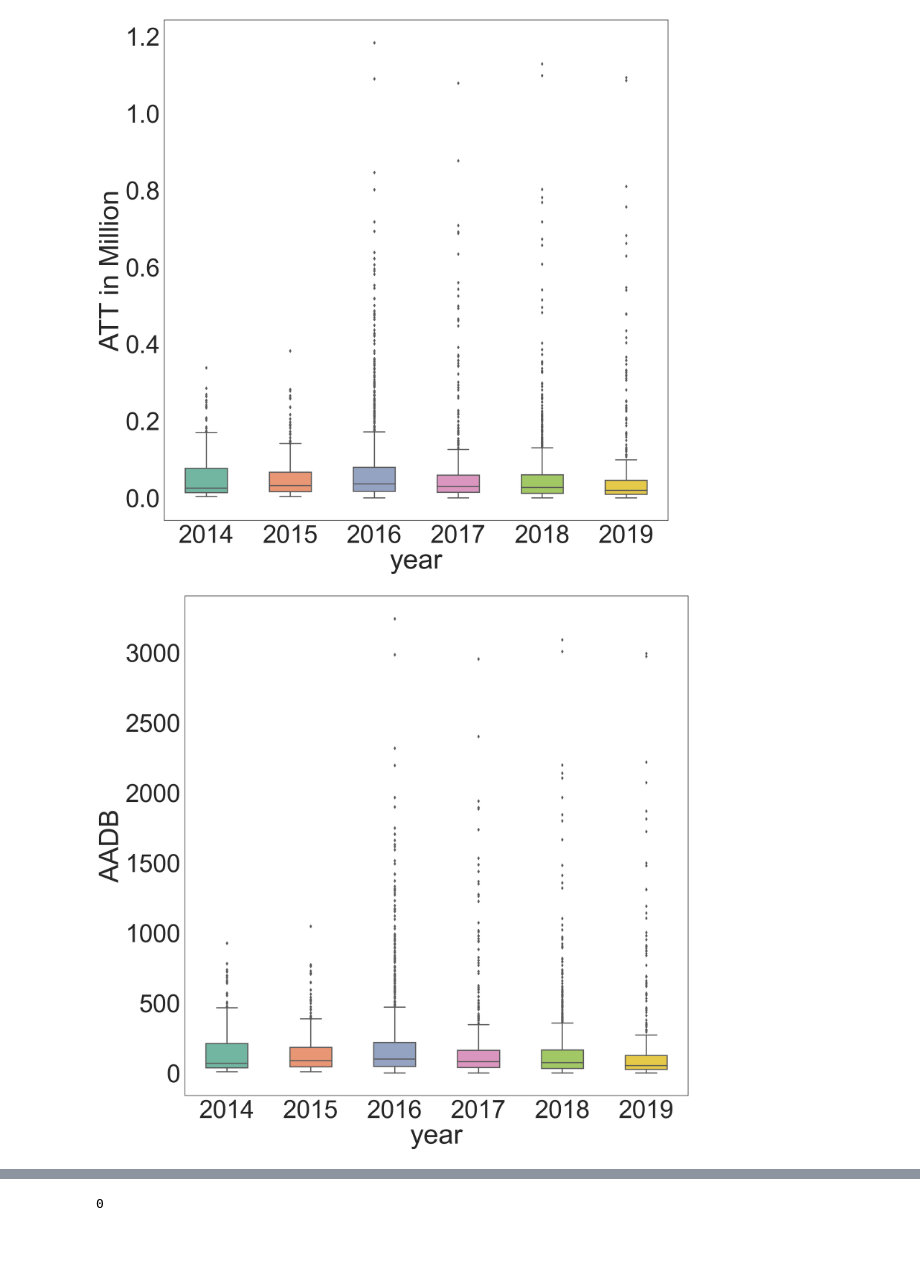
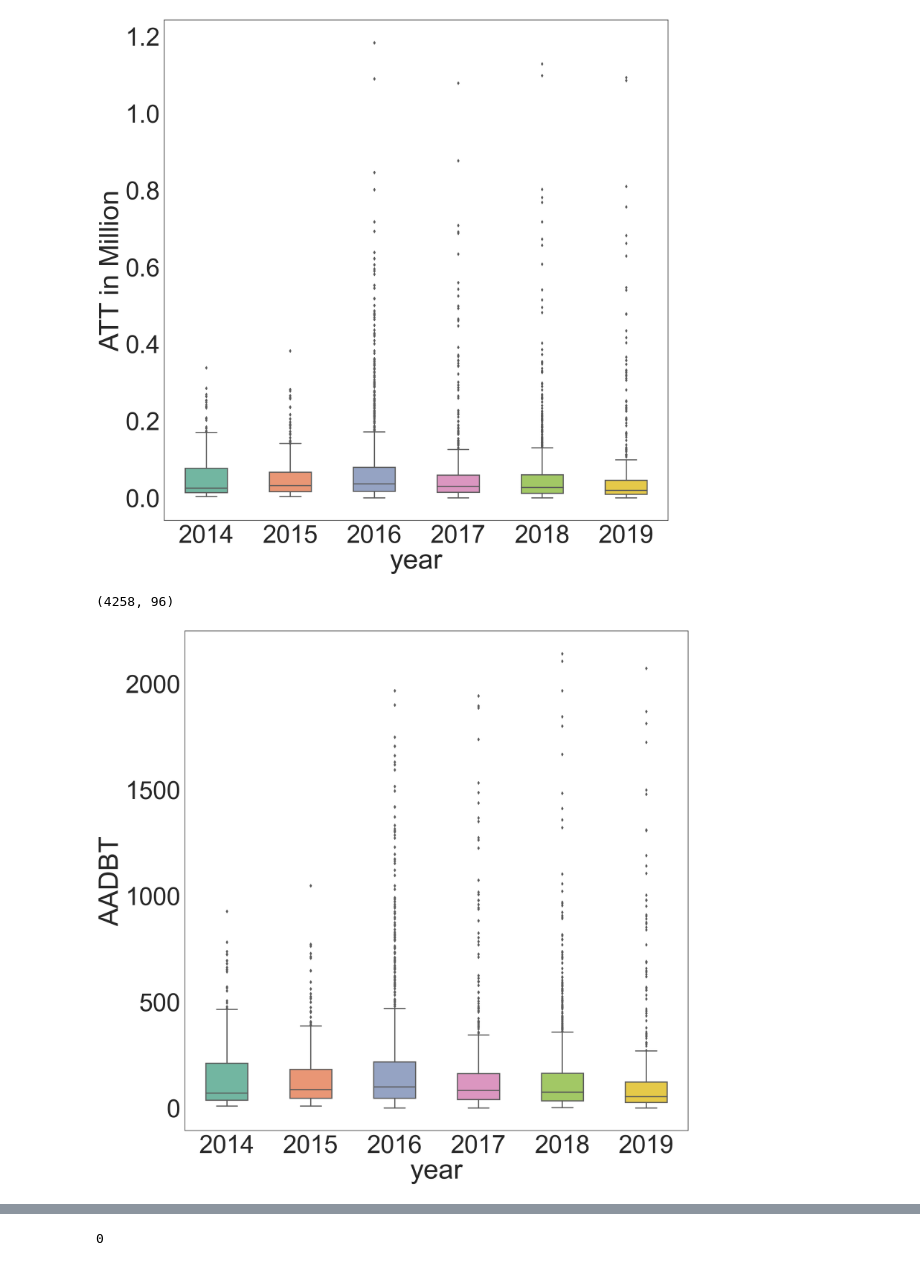
Before and after one commit to cyclingMoritz/Methodology-of-a-Large-Scale-Bicycle-Exposure-Estimation, a Jupyter notebook: Code/Weekly_Annual_Volume_Estimation_Version3.ipynb, the cells around one changed output, grey strips where cells are left out. Cells and saved outputs as stored; diff of their text form; code cells hidden in the pictures.

```diff
--- a/Code/Weekly_Annual_Volume_Estimation_Version3.ipynb
+++ b/Code/Weekly_Annual_Volume_Estimation_Version3.ipynb
@@ -561,6 +561,6 @@ AV1['ID'].nunique()
 # %%
 AV=AV.loc[AV['Lat']!=0]
 AV['ATT in Million']=AV['ATT']/1000000
-AV['AADB']=AV['ATT']/365
+AV['AADBT']=AV['ATT']/365
 AV.head()
 # %% [output]
@@ -1184,7 +1196,7 @@ AV.shape
 edata=gpd.read_file('H:/Desktop/Bike_ped Exposure Model Project/SHS/smart4_final_output_Mar14_geojson/permanent_counter_2019_2016_ATT_data.csv')
 edata['ATT'] = edata['ATT'].astype(str).astype(float)
 edata['ID'] = edata['ID'].astype(str).astype(int)
-edata['AADB']=edata['ATT']/365
+edata['AADBT']=edata['ATT']/365
 edata['ATT in Million']=edata['ATT']/1000000
 edata=edata.rename(columns={'latitude':'Lat','longitude':'Long'})
 edata['matched_seg_id']=200000+edata['ID']
@@ -1438,13 +1462,19 @@ ax=sns.boxplot( x=model_data["year"], y=model_data["ATT in Million"],width=0.5,l
 plt.show()
 # %% [output]
 [figure]
+# %%
+# exclude the AADBT greater than 2142
+pldata=model_data.loc[model_data['AADBT']<=2142]
+pldata.shape
+# %% [output]
+(4258, 96)
 # %%
 import seaborn as sns
 import matplotlib.pyplot as plt
 sns.set(rc={'figure.figsize':(20,20)})
 sns.set(context='notebook', style='white', palette='deep', font='sans-serif', font_scale=5, color_codes=False, rc=None)
-ax=sns.boxplot( x=model_data["year"], y=model_data["AADB"],width=0.5,linewidth=2.5,orient="v",palette="Set2" );
+ax=sns.boxplot( x=pldata["year"], y=pldata["AADBT"],width=0.5,linewidth=2.5,orient="v",palette="Set2" );
 #sns.stripplot(data=AV, x="year", y="ATT in Million", dodge=True, ax=ax)
 plt.show()
 # %% [output]
-[figure, old version]
+[figure, new version]
```
Also changed, not shown: parts of 16 cells of this notebook.
